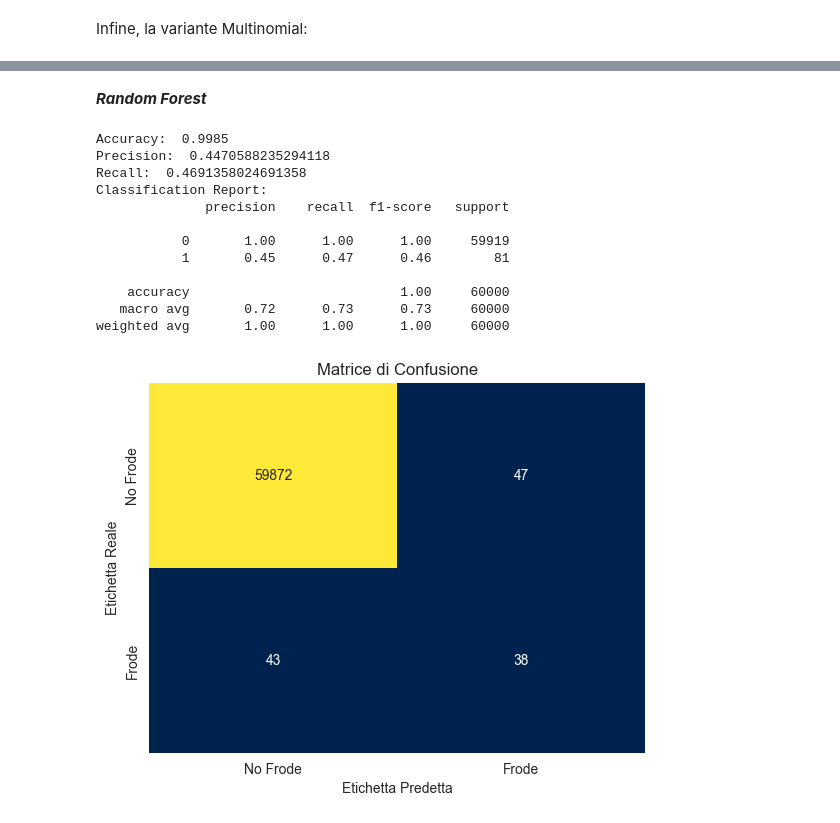
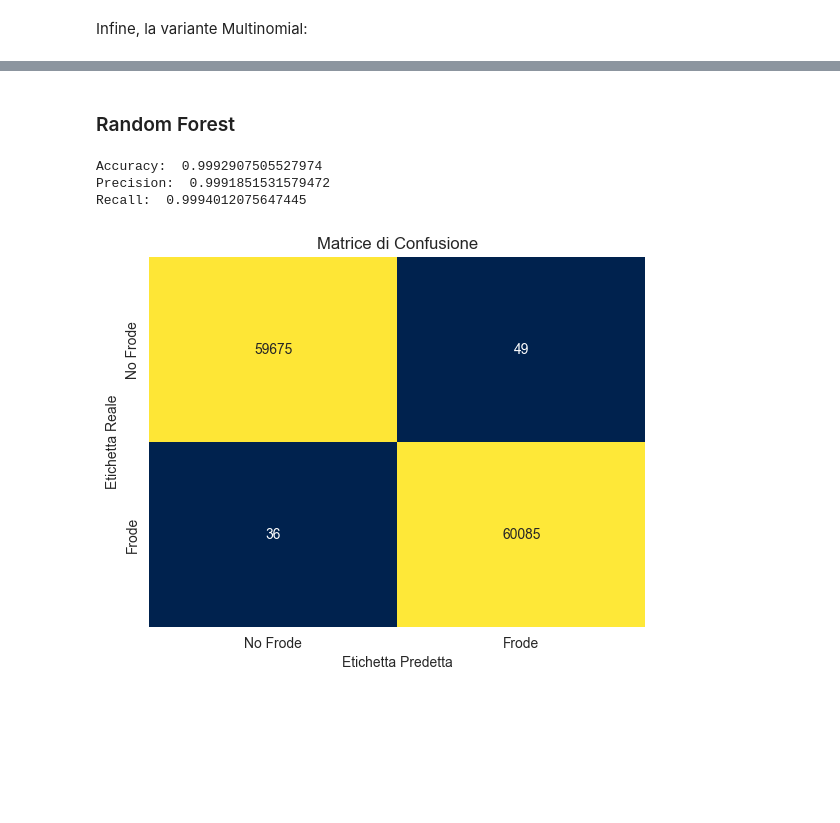
Before and after one commit to marcosantoriello/CCFDetector, a Jupyter notebook: CreditCardFraudDetector.ipynb, the cells around one changed output, grey strips where cells are left out. Saved outputs shown, nothing was run; the diff lists cells and outputs as text; code cells hidden in the pictures; blank space fills up the shorter version.

```diff
--- a/CreditCardFraudDetector.ipynb
+++ b/CreditCardFraudDetector.ipynb
@@ -537,7 +542,7 @@ Recall:  0.7654320987654321
 Infine, la variante Multinomial:
 # %%
 # Addestramento modello
-mnb.fit(X_train_smote,y_train_smote)
+mnb.fit(X_train,y_train)
 
 # Predizione
 y_pred_mnb = bnb.predict(X_test)
@@ -569,7 +574,7 @@ Recall:  0.7654320987654321
 from sklearn.tree import DecisionTreeClassifier
 dtc = DecisionTreeClassifier(max_depth=28)
 
-dtc.fit(X_train_smote,y_train_smote)
+dtc.fit(X_train,y_train)
 y_pred = dtc.predict(X_test)
 accuracyDTC = accuracy_score(y_test,y_pred)
 precisionDTC = precision_score(y_test,y_pred)
@@ -595,47 +602,37 @@ Recall:  0.5555555555555556
 # %% [markdown]
-***Random Forest***
+### Random Forest
 # %%
 from sklearn.ensemble import RandomForestClassifier
 from sklearn.metrics import classification_report
-# %%
-rf_model = RandomForestClassifier(random_state=84)
-
-# Addestra il modello sul training set
-rf_model.fit(X_train_smote, y_train_smote)
-
-# Effettua previsioni sul test set
-y_pred = rf_model.predict(X_test)
-
-accuracyRF = accuracy_score(y_test,y_pred)
-precisionRF = precision_score(y_test,y_pred)
-recallRF = recall_score(y_test,y_pred)
-
-print('Accuracy: ', accuracyRF)
-print('Precision: ', precisionRF)
-print('Recall: ', recallRF)
-
-# Valutazione del modello
-print("Classification Report:")
-print(classification_report(y_test, y_pred))
-
-labels = ['No Frode', 'Frode']
-confusion_matrix_result = confusion_matrix(y_test,y_pred)
-sns.heatmap(confusion_matrix_result, annot=True, fmt='d', cmap='cividis', xticklabels=labels, yticklabels=labels, cbar=False)
-plt.title('Matrice di Confusione')
-plt.xlabel('Etichetta Predetta')
-plt.ylabel('Etichetta Reale')
-plt.show()
-# %% [output]
-Accuracy:  0.9985
-Precision:  0.4470588235294118
-Recall:  0.4691358024691358
-Classification Report:
-              precision    recall  f1-score   support
-
-           0       1.00      1.00      1.00     59919
-           1       0.45      0.47      0.46        81
-
-    accuracy                           1.00     60000
-   macro avg       0.72      0.73      0.73     60000
-weighted avg       1.00      1.00      1.00     60000
-[figure, removed]
+# %%
+rf_model = RandomForestClassifier(random_state=84)
+
+# Addestra il modello sul training set
+rf_model.fit(X_train, y_train)
+
+# Effettua previsioni sul test set
+y_pred = rf_model.predict(X_test)
+
+accuracyRF = accuracy_score(y_test,y_pred)
+precisionRF = precision_score(y_test,y_pred)
+recallRF = recall_score(y_test,y_pred)
+
+print('Accuracy: ', accuracyRF)
+print('Precision: ', precisionRF)
+print('Recall: ', recallRF)
+
+#print("Classification Report:")
+#print(classification_report(y_test, y_pred))
+
+labels = ['No Frode', 'Frode']
+confusion_matrix_result = confusion_matrix(y_test,y_pred)
+sns.heatmap(confusion_matrix_result, annot=True, fmt='d', cmap='cividis', xticklabels=labels, yticklabels=labels, cbar=False)
+plt.title('Matrice di Confusione')
+plt.xlabel('Etichetta Predetta')
+plt.ylabel('Etichetta Reale')
+plt.show()
+# %% [output]
+Accuracy:  0.9992907505527974
+Precision:  0.9991851531579472
+Recall:  0.9994012075647445
+[figure, added]
```
Also changed, not shown: parts of 18 cells of this notebook, 5 other files.
